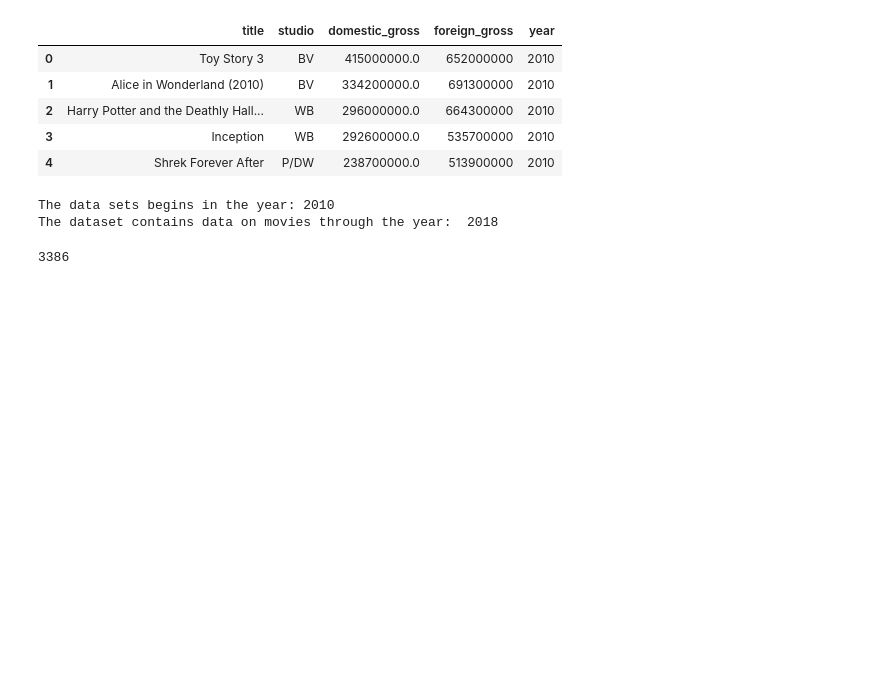
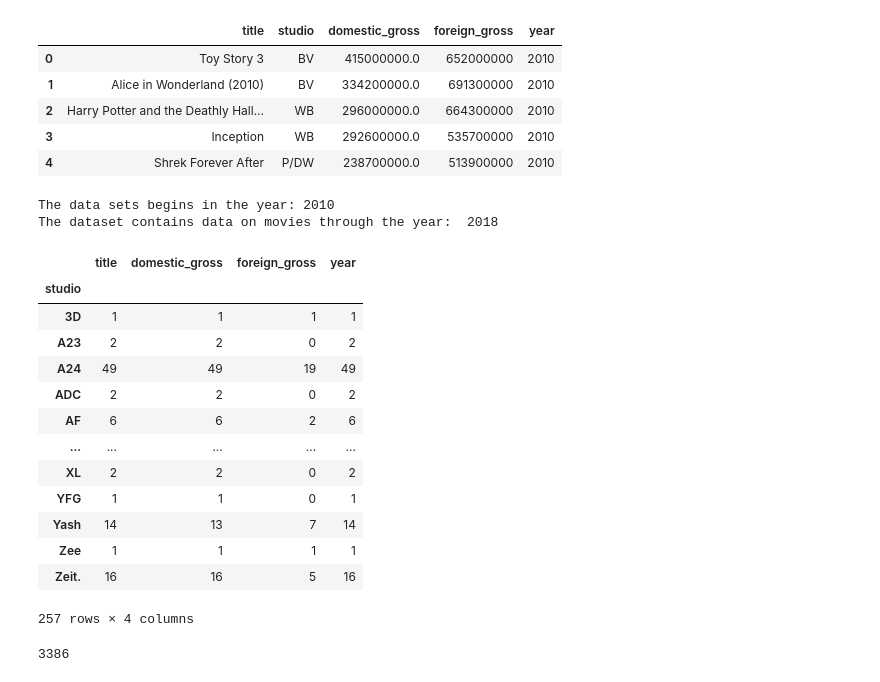
Before and after one commit to robertharrow/microsoft-movie-studio-analysis, a Jupyter notebook: microsoft_movie_studio_analysis.ipynb, the cells around one changed output. Saved outputs shown, nothing was run; the diff lists cells and outputs as text; code cells hidden in the pictures; blank space fills up the shorter version.

```diff
--- a/microsoft_movie_studio_analysis.ipynb
+++ b/microsoft_movie_studio_analysis.ipynb
@@ -111,11 +111,27 @@ box_office.head()
 # %%
 # Get the range of years in the box office dataset
 
 print('The data sets begins in the year:', box_office['year'].min())
 print('The dataset contains data on movies through the year: ', box_office['year'].max())
+
+box_office.groupby('studio').count()
 # %% [output]
 The data sets begins in the year: 2010
 The dataset contains data on movies through the year:  2018
+|  | title | domestic_gross | foreign_gross | year |
+| studio |  |  |  |  |
+| 3D | 1 | 1 | 1 | 1 |
+| A23 | 2 | 2 | 0 | 2 |
+| A24 | 49 | 49 | 19 | 49 |
+| ADC | 2 | 2 | 0 | 2 |
+| AF | 6 | 6 | 2 | 6 |
+| ... | ... | ... | ... | ... |
+| XL | 2 | 2 | 0 | 2 |
+| YFG | 1 | 1 | 0 | 1 |
+| Yash | 14 | 13 | 7 | 14 |
+| Zee | 1 | 1 | 1 | 1 |
+| Zeit. | 16 | 16 | 5 | 16 |
+257 rows × 4 columns
 # %%
 # How many unique movies titles are in the dataset?
 box_office['title'].nunique()
```
Also changed, not shown: parts of 24 cells of this notebook.
